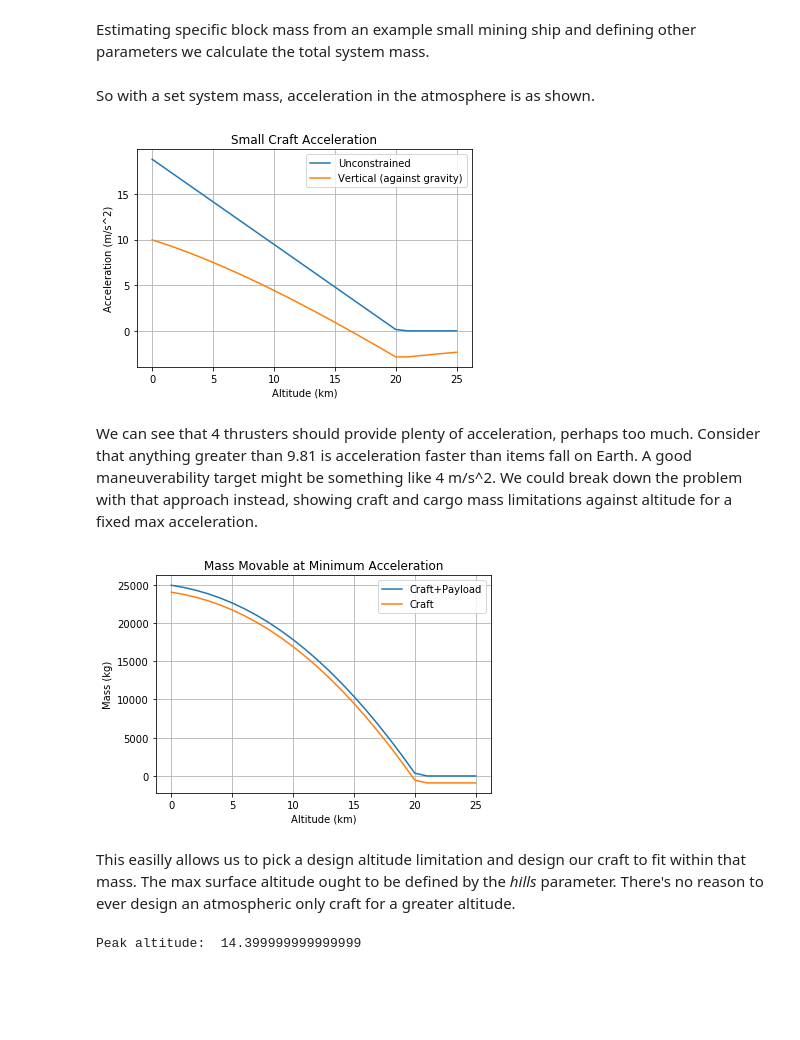
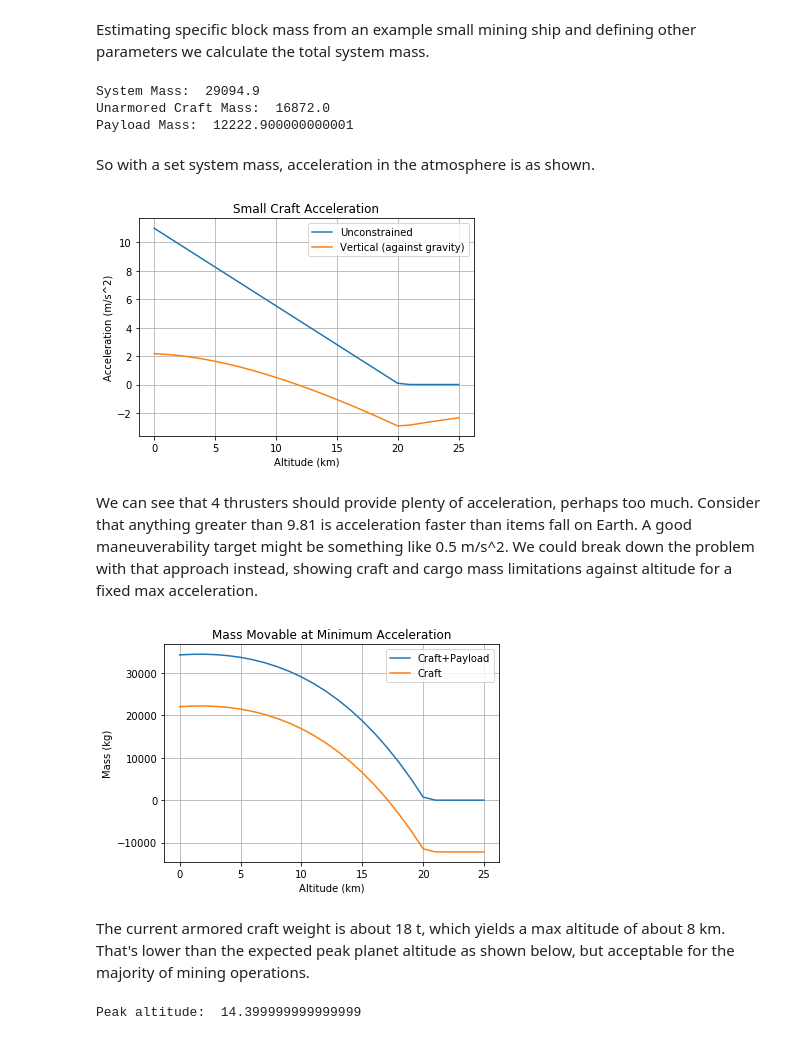
Before and after one commit to iantron/se_ships, a Jupyter notebook: microutility-atmospheric.ipynb, the cells around one changed output. Drawn from its saved outputs; the diff is of its cells as text; code cells hidden in the pictures; blank space fills up the shorter version.

Commit message:
fixed weight multiplier error. updated input values.

```diff
--- a/microutility-atmospheric.ipynb
+++ b/microutility-atmospheric.ipynb
@@ -31,5 +31,7 @@ A template small ship that can be completed to fulfil mining, construction and s
 import SEmechanics
 import json
 with open('parameters.json') as data_file:
-    data = json.load(data_file)
+    parameters = json.load(data_file)
+with open('blocks.json') as data_file:
+    blocks = json.load(data_file)
 # %% [markdown]
@@ -39,8 +41,8 @@ Ship is subject to gravitaional and atmospheric environments as shown in the fol
 # %%
 import matplotlib.pyplot as plt
 
-thruster = data['blocks']['small grid']['thrusters']['atmospheric_small']
-planet = data['celestial_bodies']['mars']
+thruster = blocks['thruster_atmospheric_small']['small_grid']
+planet = parameters['celestial_bodies']['mars']
 
 # Gravity
 r_vec = [r for r in range(115,120+101)]
@@ -85,3 +76,36 @@ mass_system = mass_craft + mass_payload
+# %%
+mass= 17832 #kg
+mass_lightarmor = 20 #kg
+block_count = 87
+block_count_nonarmor = 39
+mass_sp = (mass- mass_lightarmor*(block_count-block_count_nonarmor)) / block_count_nonarmor
+
+
+#mass_sp = 17832 / 87 # kg/block
+rho_ore = 2.7 # ore density is 2.7 kg/L
+
+cargo_blocks = [
+    blocks["connector"]["small_grid"]
+    ,blocks["drill"]["small_grid"]
+    #,blocks["cargo_medium"]["small_grid"]
+]
+
+capacity_cargo = 0 #assuming L for loop
+for i in cargo_blocks:
+    capacity_cargo = capacity_cargo+i["capacity"]["value"]
+
+blocks_count = block_count_nonarmor
+mass_payload = capacity_cargo * rho_ore
+mass_craft = blocks_count * mass_sp
+mass_system = mass_craft + mass_payload
+
+print("System Mass: ", mass_system)
+print("Unarmored Craft Mass: ", mass_craft)
+print("Payload Mass: ", mass_payload)
+# %% [output]
+System Mass:  29094.9
+Unarmored Craft Mass:  16872.0
+Payload Mass:  12222.900000000001
 # %% [markdown]
 So with a set system mass, acceleration in the atmosphere is as shown.
 # %%
@@ -101,32 +125,32 @@ plt.legend(('Unconstrained','Vertical (against gravity)'))
 plt.grid(True)
 plt.show()
 # %% [output]
-[figure, old version]
+[figure, new version]
 # %% [markdown]
-We can see that 4 thrusters should provide plenty of acceleration, perhaps too much. Consider that anything greater than 9.81 is acceleration faster than items fall on Earth. A good maneuverability target might be something like 4 m/s^2. We could break down the problem with that approach instead, showing craft and cargo mass limitations against altitude for a fixed max acceleration.
+We can see that 4 thrusters should provide plenty of acceleration, perhaps too much. Consider that anything greater than 9.81 is acceleration faster than items fall on Earth. A good maneuverability target might be something like 0.5 m/s^2. We could break down the problem with that approach instead, showing craft and cargo mass limitations against altitude for a fixed max acceleration.
 # %%
 # Thrust with Altitude
 r_vec = [r for r in range(120,120+26)]
 alt_vec = [val - planet['radius'] for val in r_vec]
 
 thruster_count = 4
 container_count = 1
-anet = 4
+anet = 0.5
 a_vec = [ anet + a(x) for x in r_vec ]
 m_vec = [ thruster_count*thruster['thrust_max']['value']*1000*e(x)/y for x,y in zip(r_vec,a_vec)]
-m_craft_vec = [ x - container_count*3375*rho_ore*mass_multiplier for x in m_vec ]
+m_craft_vec = [ x - capacity_cargo*rho_ore for x in m_vec ]
 
 plt.plot( alt_vec, m_vec, alt_vec, m_craft_vec)
 plt.xlabel('Altitude (km)')
 plt.ylabel('Mass (kg)')
 plt.title('Mass Movable at Minimum Acceleration')
 plt.legend(('Craft+Payload','Craft'))
 plt.grid(True)
 plt.show()
 # %% [output]
-[figure, old version]
+[figure, new version]
-# %% [markdown]
-This easilly allows us to pick a design altitude limitation and design our craft to fit within that mass. The max surface altitude ought to be defined by the _hills_ parameter. There's no reason to ever design an atmospheric only craft for a greater altitude.
+# %% [markdown]
+The current armored craft weight is about 18 t, which yields a max altitude of about 8 km. That's lower than the expected peak planet altitude as shown below, but acceptable for the majority of mining operations.
 # %%
 print("Peak altitude: ", planet['hills']*planet['radius'] )
 # %% [output]
```
Also changed, not shown: parts of 3 cells of this notebook, 3 other files.
